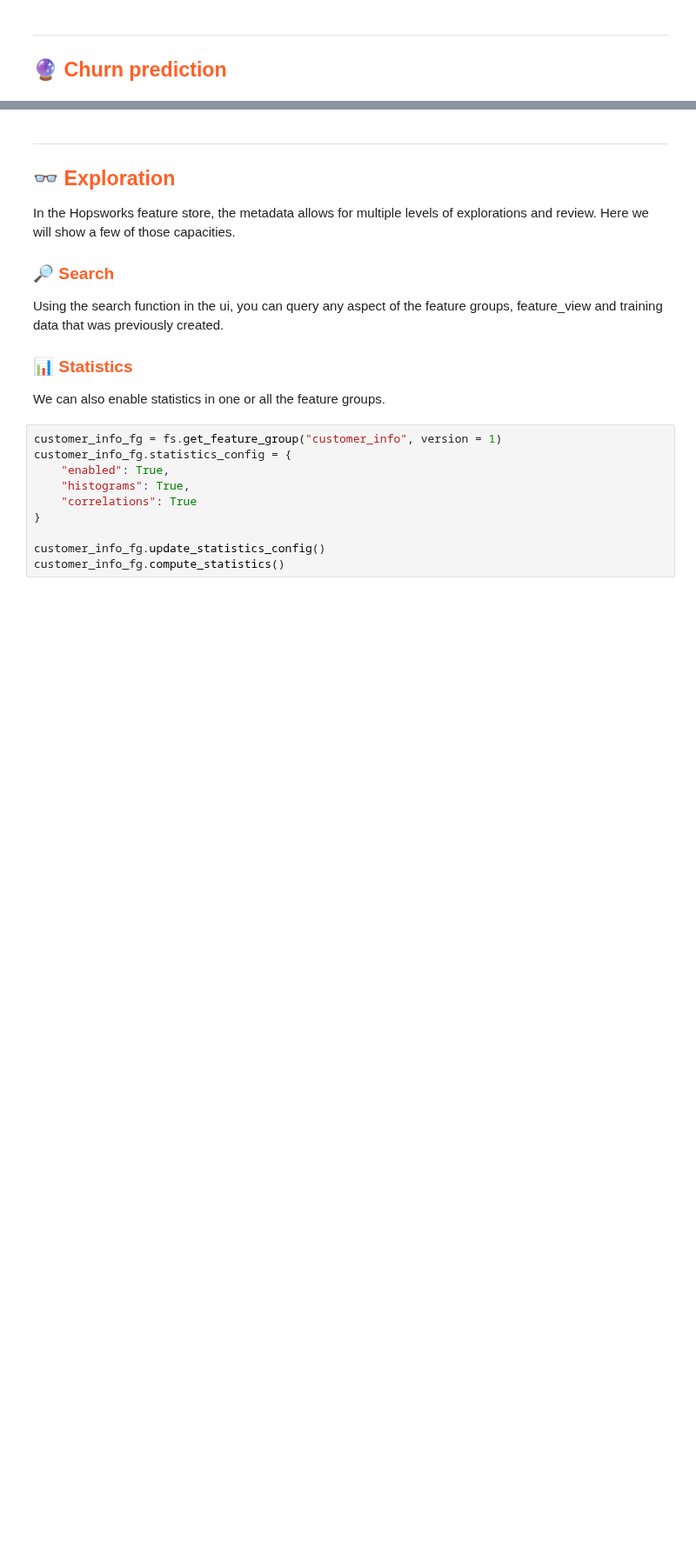
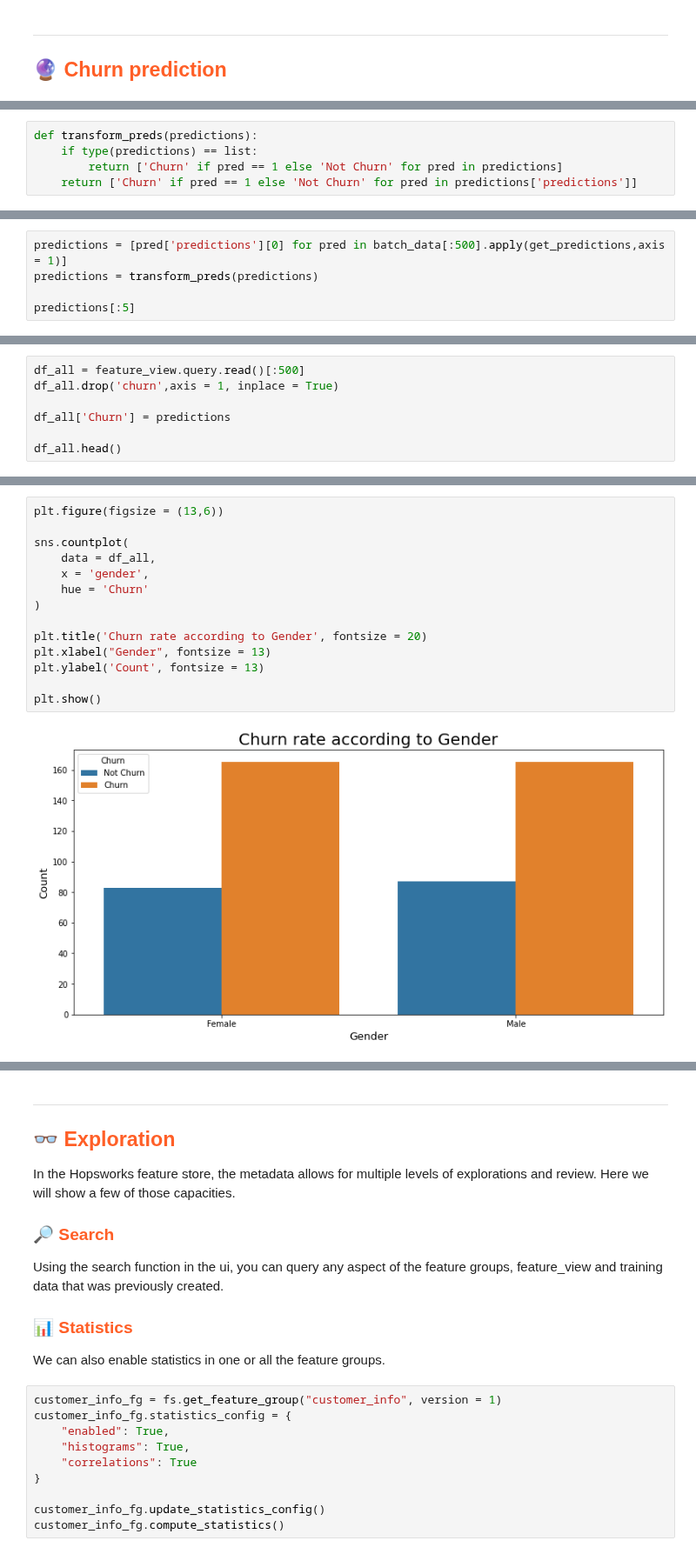
Before and after one commit to logicalclocks/hopsworks-tutorials, a Jupyter notebook: churn/3_model_training.ipynb, the cells around one changed output, grey strips where cells are left out. Shown at 87% size. Saved outputs shown, nothing was run; the diff lists cells and outputs as text; blank space fills up the shorter version.

Commit message:
Added Batch Predictions and right plots

```diff
--- a/churn/3_model_training.ipynb
+++ b/churn/3_model_training.ipynb
@@ -245,0 +244,5 @@ We can use `model.input_example` in order to test our deployment.
+# %%
+def transform_preds(predictions):
+    if type(predictions) == list:
+        return ['Churn' if pred == 1 else 'Not Churn' for pred in predictions]
+    return ['Churn' if pred == 1 else 'Not Churn' for pred in predictions['predictions']]
@@ -405,0 +307,5 @@ Type the next commands in terminal to run a Streamlit App:
+# %%
+predictions = [pred['predictions'][0] for pred in batch_data[:500].apply(get_predictions,axis = 1)]
+predictions = transform_preds(predictions)
+
+predictions[:5]
@@ -405,0 +317,7 @@ Type the next commands in terminal to run a Streamlit App:
+# %%
+df_all = feature_view.query.read()[:500]
+df_all.drop('churn',axis = 1, inplace = True)
+
+df_all['Churn'] = predictions
+
+df_all.head()
@@ -405,0 +336,16 @@ Type the next commands in terminal to run a Streamlit App:
+# %%
+plt.figure(figsize = (13,6))
+
+sns.countplot(
+    data = df_all,
+    x = 'gender',
+    hue = 'Churn'
+)
+
+plt.title('Churn rate according to Gender', fontsize = 20)
+plt.xlabel("Gender", fontsize = 13)
+plt.ylabel('Count', fontsize = 13)
+
+plt.show()
+# %% [output]
+[figure, added]
```
Also changed, not shown: parts of 31 cells of this notebook, 1 other file.
